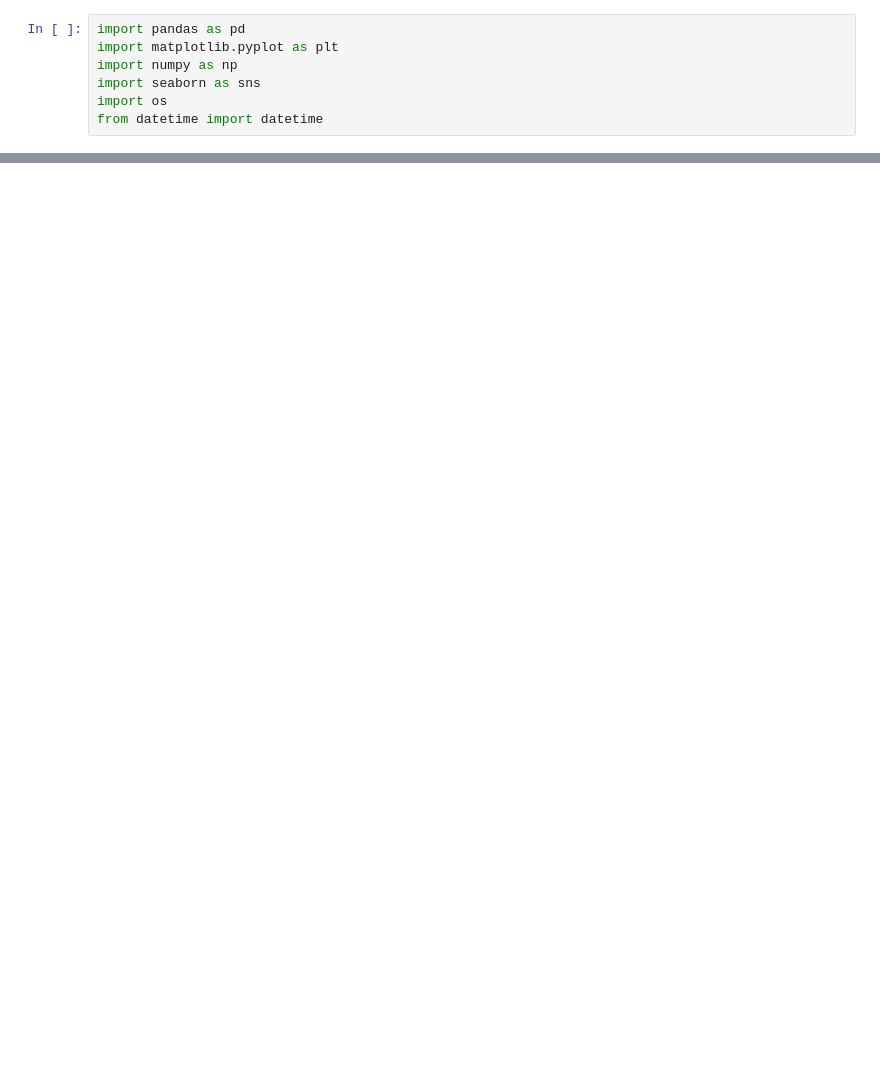
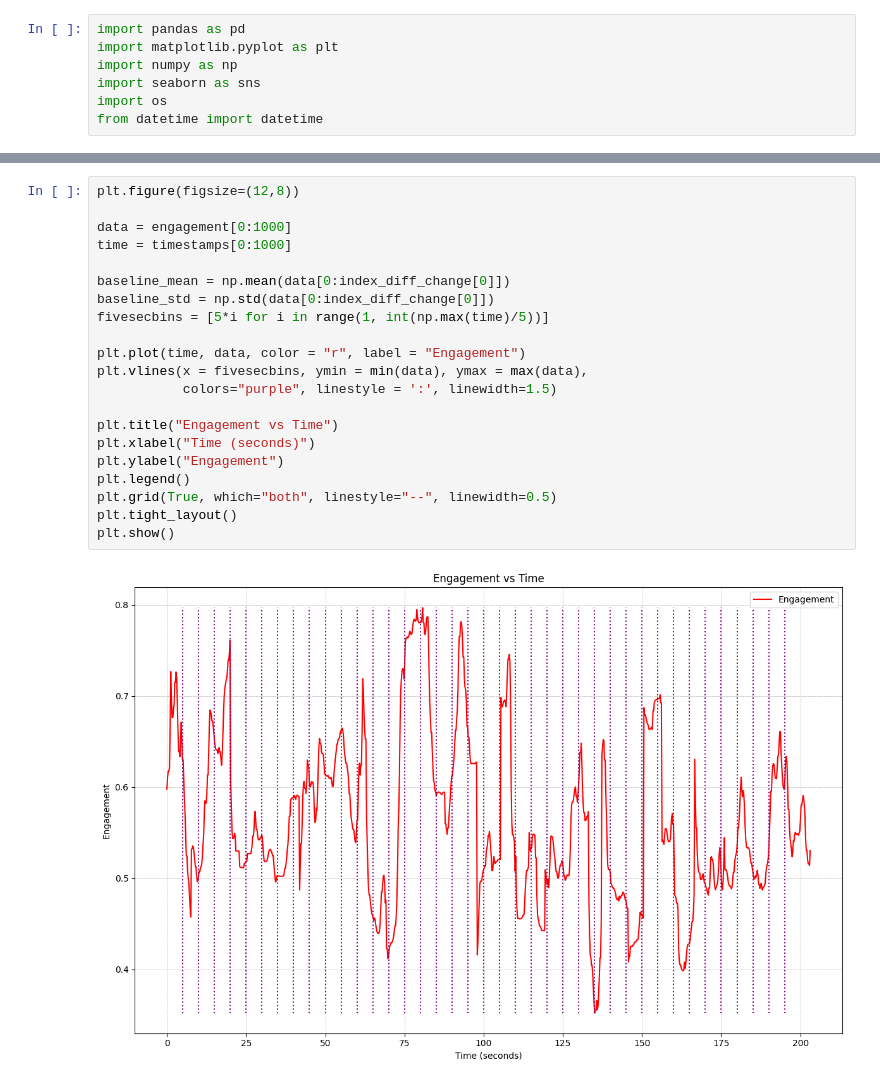
Before and after one commit to aaronjuma/EEGMario, a Jupyter notebook: Analysis/CausalAnalysis.ipynb, the cells around one changed output, grey strips where cells are left out. Saved outputs shown, nothing was run; the diff lists cells and outputs as text; blank space fills up the shorter version.

```diff
--- a/Analysis/CausalAnalysis.ipynb
+++ b/Analysis/CausalAnalysis.ipynb
@@ -126,0 +158,23 @@ rects1 = ax.bar(x, eng_blocks, 1, edgecolor = "black")
+# %%
+plt.figure(figsize=(12,8))
+
+data = engagement[0:1000]
+time = timestamps[0:1000]
+
+baseline_mean = np.mean(data[0:index_diff_change[0]])
+baseline_std = np.std(data[0:index_diff_change[0]])
+fivesecbins = [5*i for i in range(1, int(np.max(time)/5))]
+
+plt.plot(time, data, color = "r", label = "Engagement")
+plt.vlines(x = fivesecbins, ymin = min(data), ymax = max(data),
+           colors="purple", linestyle = ':', linewidth=1.5)
+
+plt.title("Engagement vs Time")
+plt.xlabel("Time (seconds)")
+plt.ylabel("Engagement")
+plt.legend()
+plt.grid(True, which="both", linestyle="--", linewidth=0.5)
+plt.tight_layout()
+plt.show()
+# %% [output]
+[figure, added]
```
Also changed, not shown: parts of 8 cells of this notebook, 1 other file.
